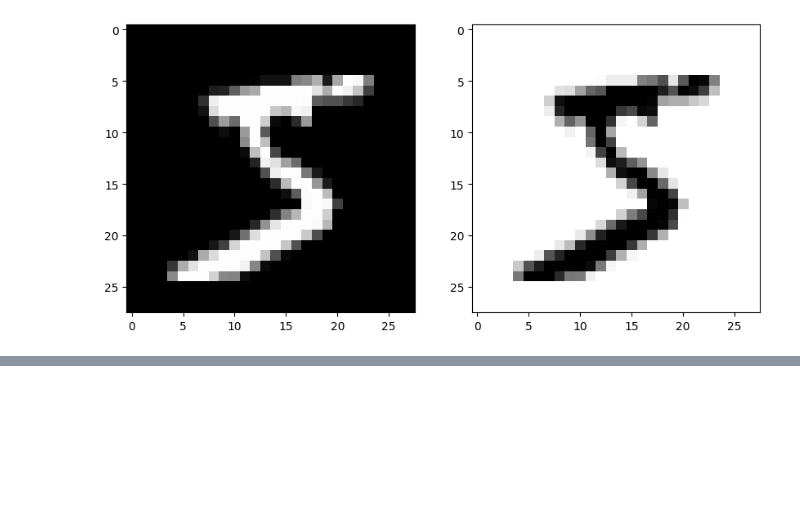
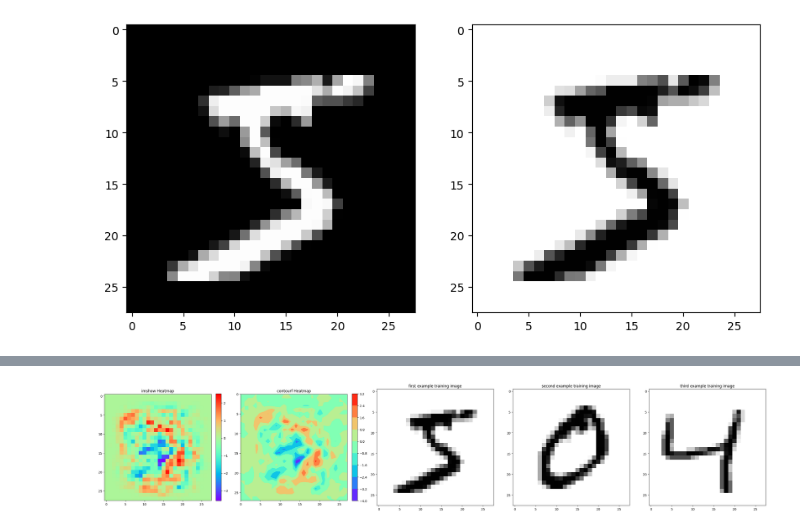
Before and after one commit to wjohnson7/WJcosc470s24, a Jupyter notebook: examplecode/matplotlib_nn_weights_and_biases.ipynb, the cells around one changed output, grey strips where cells are left out. Cells and saved outputs as stored; diff of their text form; code cells hidden in the pictures; blank space fills up the shorter version.

```diff
--- a/examplecode/matplotlib_nn_weights_and_biases.ipynb
+++ b/examplecode/matplotlib_nn_weights_and_biases.ipynb
@@ -200,0 +261,47 @@ plt.colorbar(cs)
+# %%
+import matplotlib.pyplot as plt
+import numpy as np
+
+# Assuming avgdiffs is defined - for example purposes, let's create a sample array
+
+# Reshape the 1D array to a 28x28 2D array
+zi = np.reshape(avgdiffs, (28, 28))
+
+# Set up the subplots
+fig, (ax1, ax2, ax3, ax4, ax5) = plt.subplots(1, 5, figsize=(30, 20))
+
+# First subplot with imshow
+cax1 = ax1.imshow(zi, cmap='rainbow', interpolation='nearest', aspect='equal')
+ax1.set_title('imshow Heatmap')
+fig.colorbar(cax1, ax=ax1, fraction=0.046, pad=0.04)
+
+# Second subplot with contourf
+# Create a meshgrid for the contour plot, make sure it matches the imshow extent
+X, Y = np.meshgrid(np.arange(0, 28), np.arange(0, 28))
+cax2 = ax2.contourf(X, Y, zi, cmap='rainbow', origin='upper')
+ax2.set_title('contourf Heatmap')
+ax2.invert_yaxis()
+fig.colorbar(cax2, ax=ax2, fraction=0.046, pad=0.04)
+
+# Set the same aspect ratio for the contourf plot as for imshow
+ax2.set_aspect('equal')
+
+test_img = np.reshape(training_data[0][0], (28,28))
+ax3.imshow(test_img, cmap='gray_r', vmin=0, vmax=1)
+ax3.set_title('first example training image')
+
+test_img = np.reshape(training_data[1][0], (28,28))
+ax4.imshow(test_img, cmap='gray_r', vmin=0, vmax=1)
+ax4.set_title('second example training image')
+
+test_img = np.reshape(training_data[2][0], (28,28))
+ax5.imshow(test_img, cmap='gray_r', vmin=0, vmax=1)
+ax5.set_title('third example training image')
+
+# Adjust the layout so the subplots fit into the figure area nicely
+plt.tight_layout()
+
+# Show the plot
+plt.show()
+# %% [output]
+[figure, added]
```
Also changed, not shown: parts of 15 cells of this notebook.
